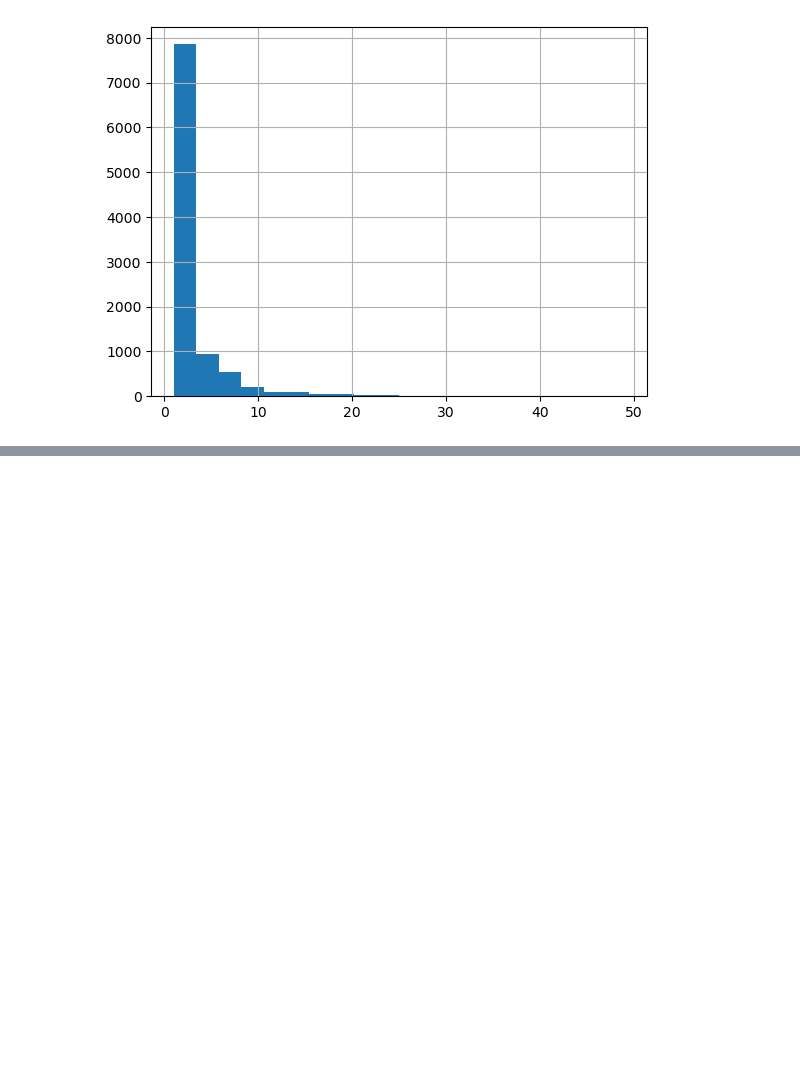
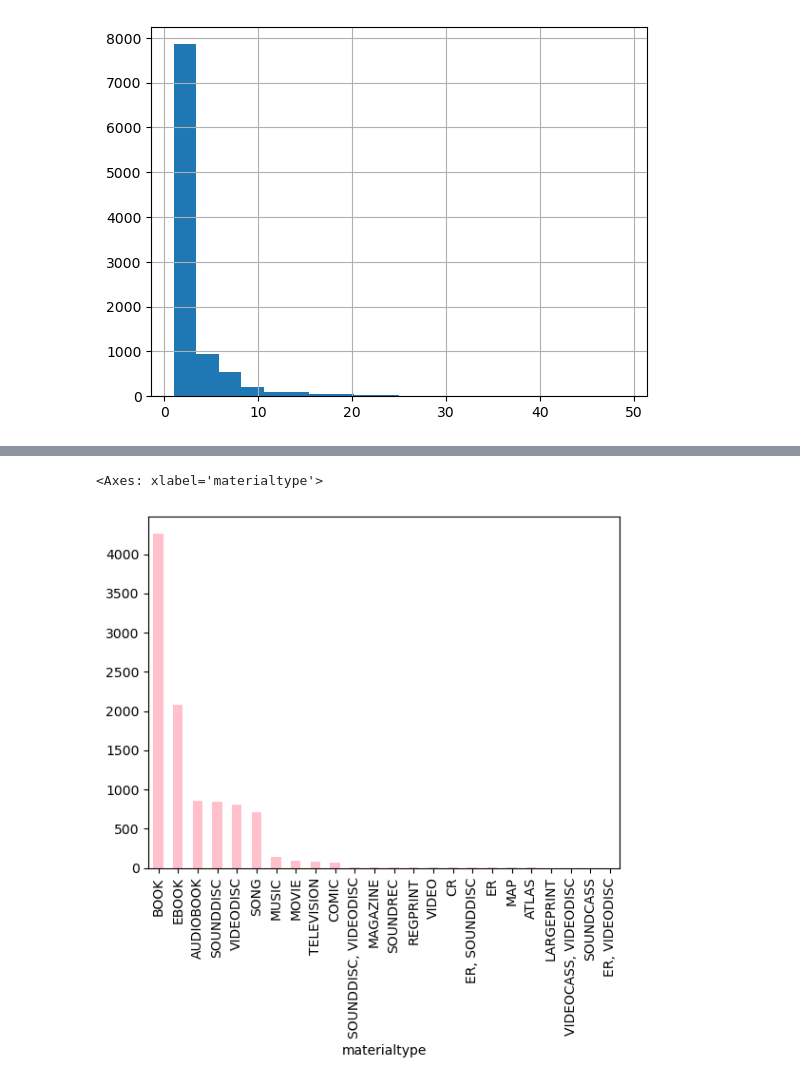
Before and after one commit to ottjannik/2024-2025-Data_Librarian_Jannik_Ott, a Jupyter notebook: Modul_1/Analyse_Seattle_Library_data.ipynb, the cells around one changed output, grey strips where cells are left out. Saved outputs shown, nothing was run; the diff lists cells and outputs as text; code cells hidden in the pictures; blank space fills up the shorter version.

```diff
--- a/Modul_1/Analyse_Seattle_Library_data.ipynb
+++ b/Modul_1/Analyse_Seattle_Library_data.ipynb
@@ -73,0 +147,5 @@ checkouts_df[checkouts_df["checkouts"] < 50 ]["checkouts"].hist(bins=20)
+# %%
+checkouts_df["materialtype"].value_counts().plot(kind="bar", color="pink")
+# %% [output]
+<Axes: xlabel='materialtype'>
+[figure, added]
```
Also changed, not shown: parts of 6 cells of this notebook.
